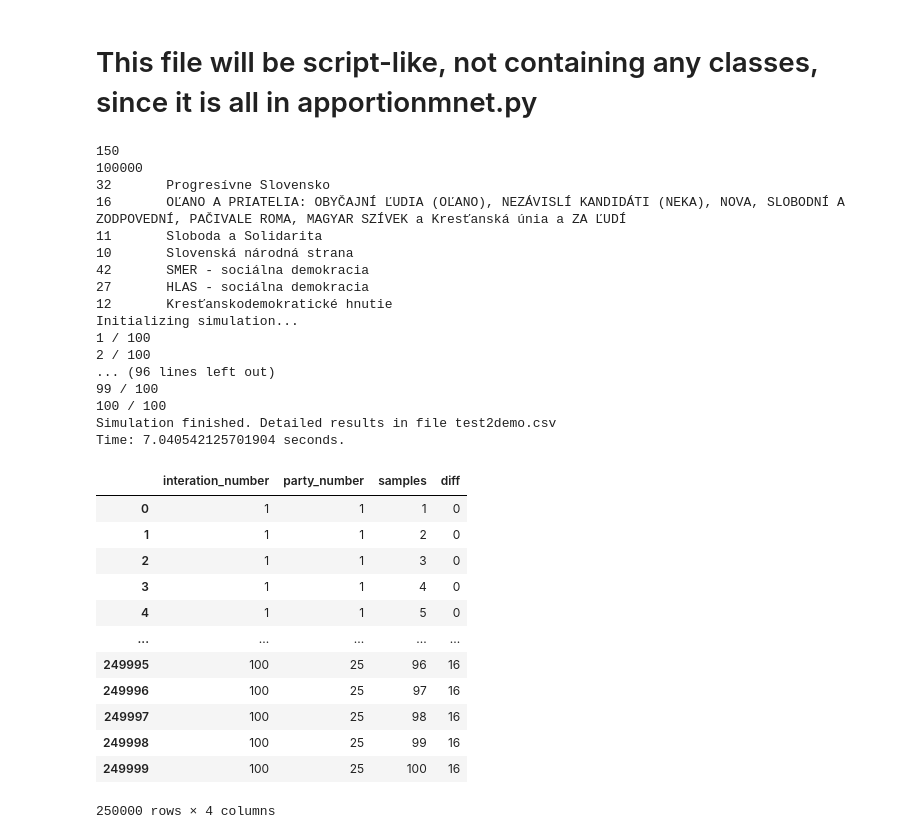
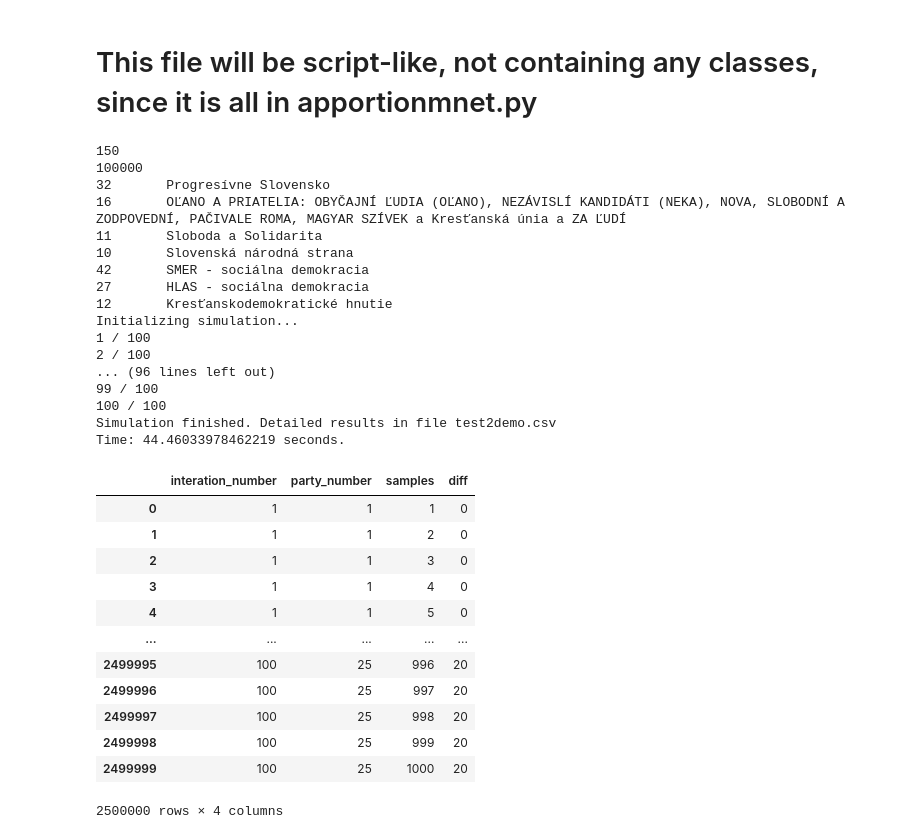
Before and after one commit to JnKamas/bc-praca, a Jupyter notebook: solution.ipynb, the cells around one changed output. Cells and saved outputs as stored; diff of their text form; code cells hidden in the pictures.

Commit message:
1000 samples

```diff
--- a/solution.ipynb
+++ b/solution.ipynb
@@ -8,7 +8,7 @@ import matplotlib.pyplot as plt
 total_voters = 100000
 num_seats = 150
 nit = 100
-samples = 100
+samples = 1000
 
 ap = Apportionment(num_seats, total_voters) # -> TODO higher tresholds for coalitions
 #necessary for proper testing of 2020 elections
@@ -35,40 +35,40 @@ for seats, party in ll.items(): print(f'{party} \t {seats}')
 ### TO THERE
 
 ap.iterated_simulate('numpy', 'test2demo.csv', num_simulations=nit, samples=samples)
 
 df = pd.read_csv('test2demo.csv')
 df
 # %% [output]
 150
 100000
 32       Progresívne Slovensko
 16       OĽANO A PRIATELIA: OBYČAJNÍ ĽUDIA (OĽANO), NEZÁVISLÍ KANDIDÁTI (NEKA), NOVA, SLOBODNÍ A ZODPOVEDNÍ, PAČIVALE ROMA, MAGYAR SZÍVEK a Kresťanská únia a ZA ĽUDÍ
 11       Sloboda a Solidarita
 10       Slovenská národná strana
 42       SMER - sociálna demokracia
 27       HLAS - sociálna demokracia
 12       Kresťanskodemokratické hnutie
 Initializing simulation...
 1 / 100
 2 / 100
 ... (96 lines left out)
 99 / 100
 100 / 100
 Simulation finished. Detailed results in file test2demo.csv
-Time: 7.040542125701904 seconds.
+Time: 44.46033978462219 seconds.
 |  | interation_number | party_number | samples | diff |
 | 0 | 1 | 1 | 1 | 0 |
 | 1 | 1 | 1 | 2 | 0 |
 | 2 | 1 | 1 | 3 | 0 |
 | 3 | 1 | 1 | 4 | 0 |
 | 4 | 1 | 1 | 5 | 0 |
 | ... | ... | ... | ... | ... |
-| 249995 | 100 | 25 | 96 | 16 |
-| 249996 | 100 | 25 | 97 | 16 |
-| 249997 | 100 | 25 | 98 | 16 |
-| 249998 | 100 | 25 | 99 | 16 |
-| 249999 | 100 | 25 | 100 | 16 |
+| 2499995 | 100 | 25 | 996 | 20 |
+| 2499996 | 100 | 25 | 997 | 20 |
+| 2499997 | 100 | 25 | 998 | 20 |
+| 2499998 | 100 | 25 | 999 | 20 |
+| 2499999 | 100 | 25 | 1000 | 20 |
-250000 rows × 4 columns
+2500000 rows × 4 columns
 # %%
 plt.figure(figsize=(10, 6))
 
```
Also changed, not shown: parts of 2 cells of this notebook.
